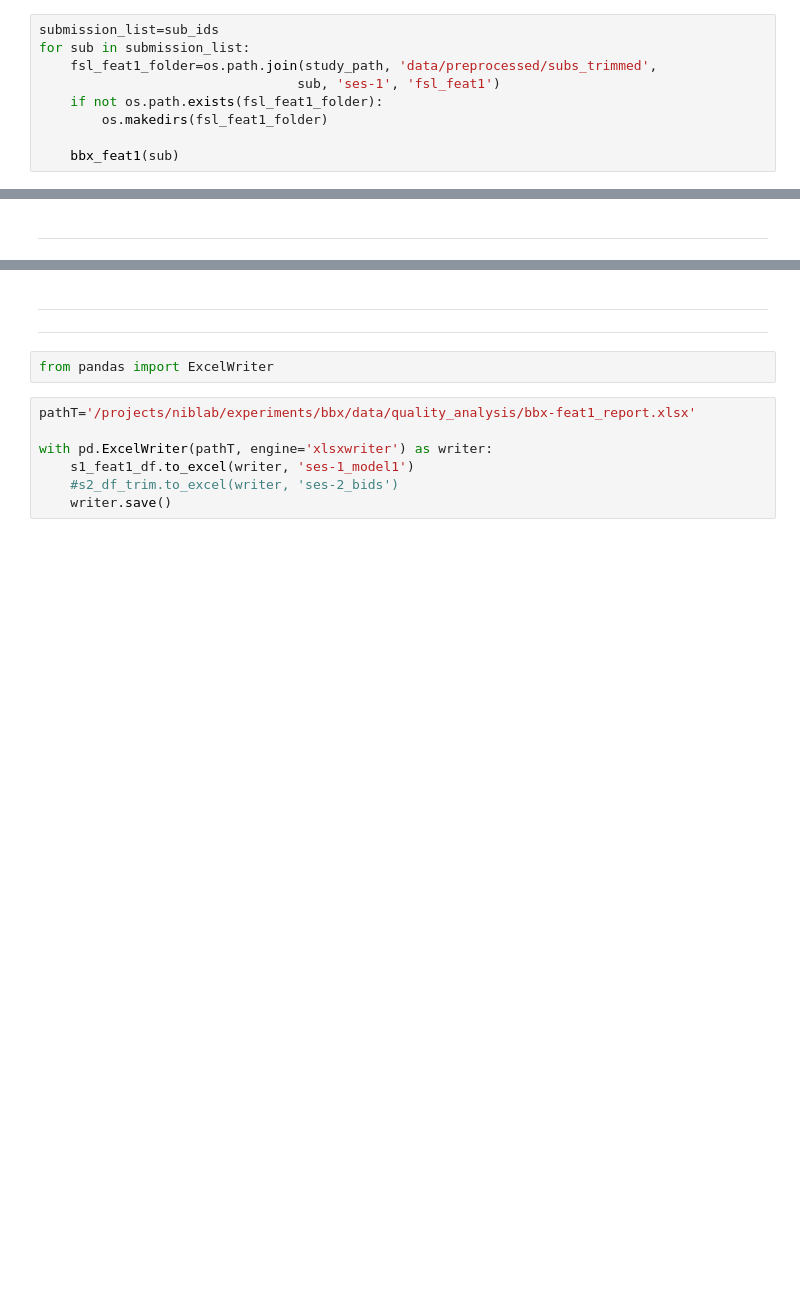
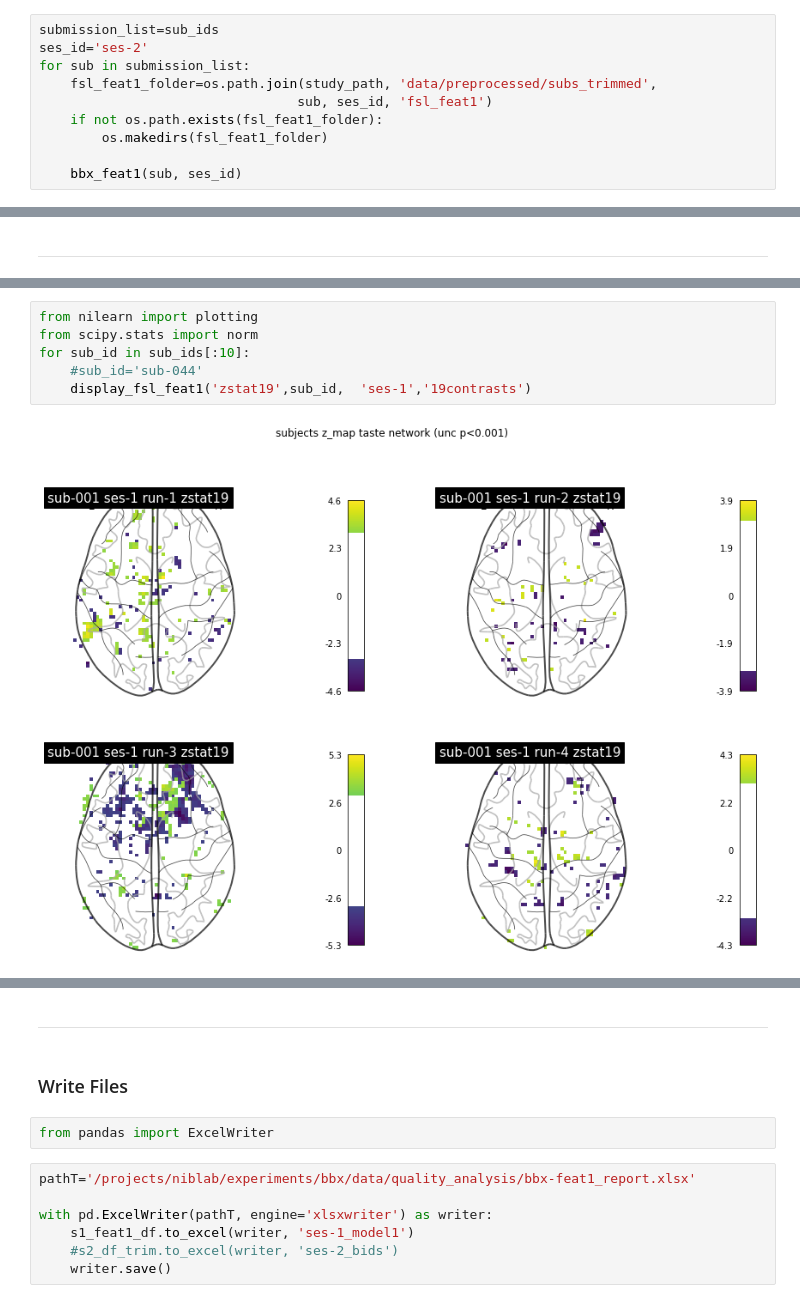
Before and after one commit to niblunc/bbx, a Jupyter notebook: code/ntbk_FSL_Feat1.ipynb, the cells around one changed output, grey strips where cells are left out. Drawn from its saved outputs; the diff is of its cells as text; blank space fills up the shorter version.

```diff
--- a/code/ntbk_FSL_Feat1.ipynb
+++ b/code/ntbk_FSL_Feat1.ipynb
@@ -164,13 +175,14 @@ def bbx_feat1(subject="sub-001", all_subs=False):
     #print('[INFO] writing process complete for fsl feat1 fsf files.')
 # %%
 submission_list=sub_ids
+ses_id='ses-2'
 for sub in submission_list:
     fsl_feat1_folder=os.path.join(study_path, 'data/preprocessed/subs_trimmed',
-                                 sub, 'ses-1', 'fsl_feat1')
+                                 sub, ses_id, 'fsl_feat1')
     if not os.path.exists(fsl_feat1_folder):
         os.makedirs(fsl_feat1_folder)
 
-    bbx_feat1(sub)
+    bbx_feat1(sub, ses_id)
 # %% [markdown]
 ## Submit Batch
 # %%
@@ -382,0 +444,8 @@ s1_feat1_m2.style.highlight_null('red')
+# %%
+from nilearn import plotting
+from scipy.stats import norm
+for sub_id in sub_ids[:10]:
+    #sub_id='sub-044'
+    display_fsl_feat1('zstat19',sub_id,  'ses-1','19contrasts')
+# %% [output]
+[figure, added]
@@ -383,6 +461,7 @@ s1_feat1_m2.style.highlight_null('red')
 # %% [markdown]
 ---
----
+# %% [markdown]
+### Write Files
 # %%
 from pandas import ExcelWriter
 # %%
```
Also changed, not shown: parts of 52 cells of this notebook, 4 other files.
